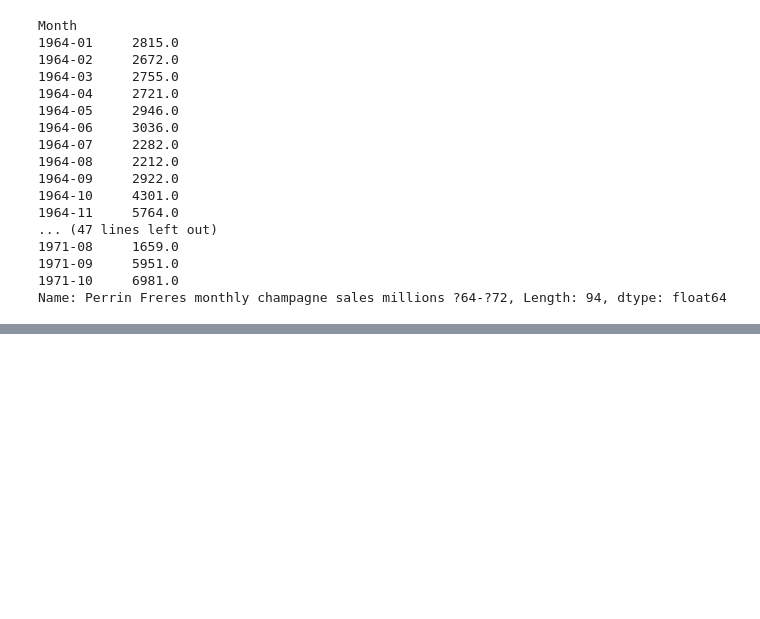
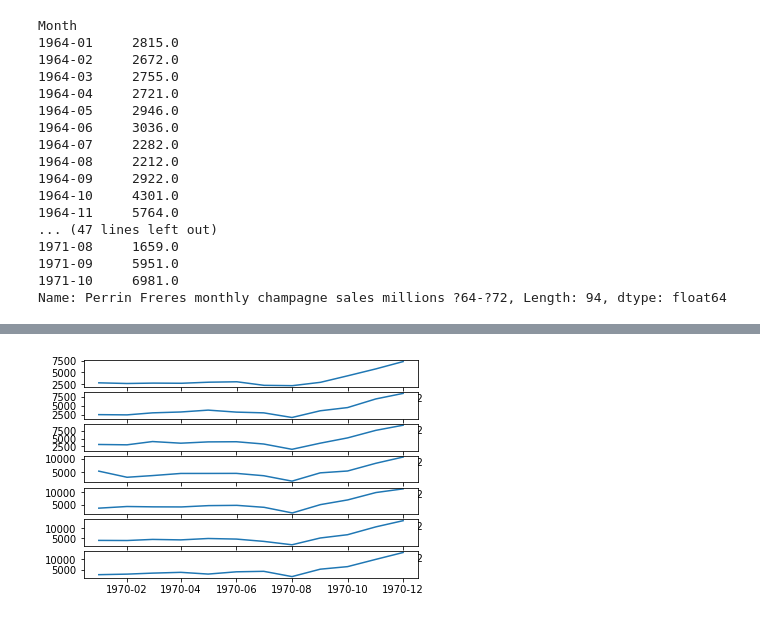
Before and after one commit to carlosfg97/pdp, a Jupyter notebook: Testing sales forecast.ipynb, the cells around one changed output, grey strips where cells are left out. Saved outputs shown, nothing was run; the diff lists cells and outputs as text; code cells hidden in the pictures; blank space fills up the shorter version.

```diff
--- a/Testing sales forecast.ipynb
+++ b/Testing sales forecast.ipynb
@@ -130,0 +123,18 @@ ValueError: Input contains NaN, infinity or a value too large for dtype('float32
+# %%
+from pandas import Series
+from pandas import DataFrame
+from pandas import TimeGrouper
+from matplotlib import pyplot
+series = Series.from_csv('dataset.csv')
+groups = series['1964':'1970'].groupby(TimeGrouper('A'))
+years = DataFrame()
+pyplot.figure()
+i = 1
+n_groups = len(groups)
+for name, group in groups:
+	pyplot.subplot((n_groups*100) + 10 + i)
+	i += 1
+	pyplot.plot(group)
+pyplot.show()
+# %% [output]
+[figure, added]
```
Also changed, not shown: parts of 15 cells of this notebook, 7 other files.
